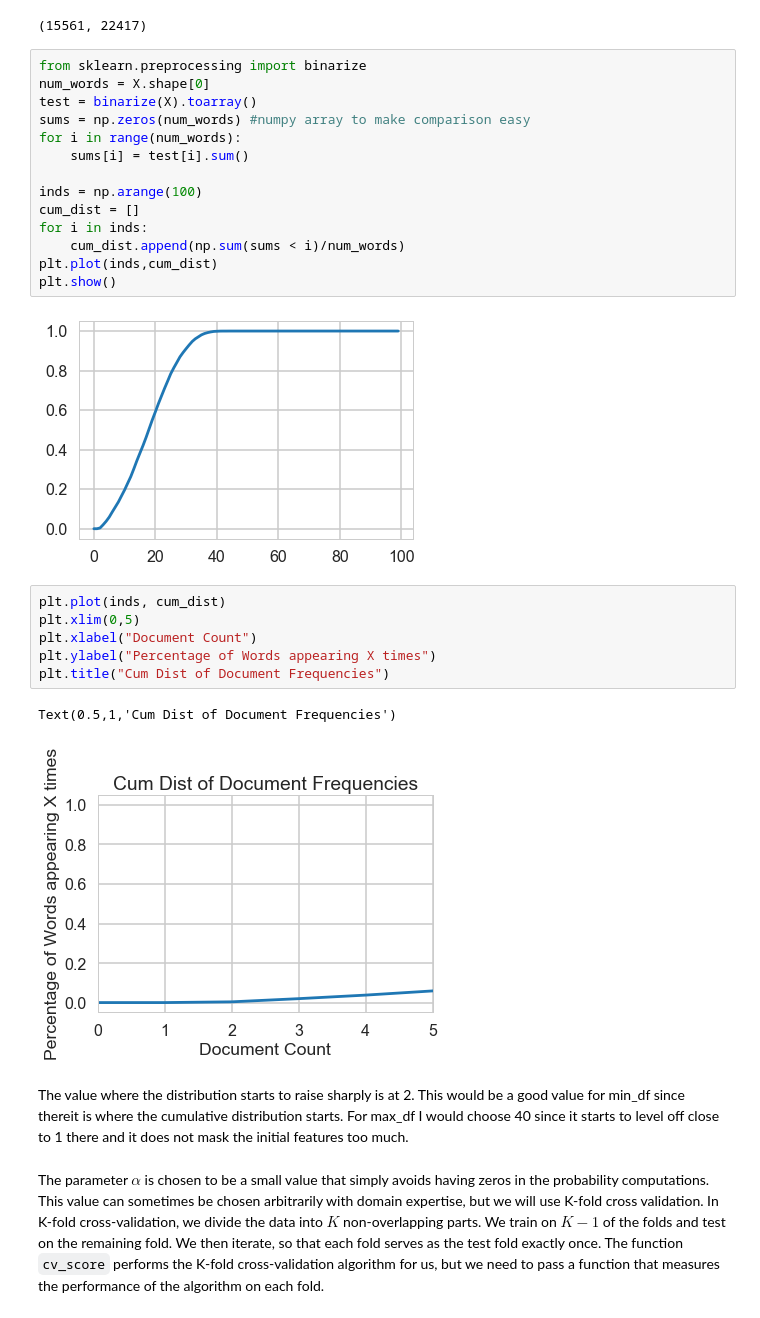
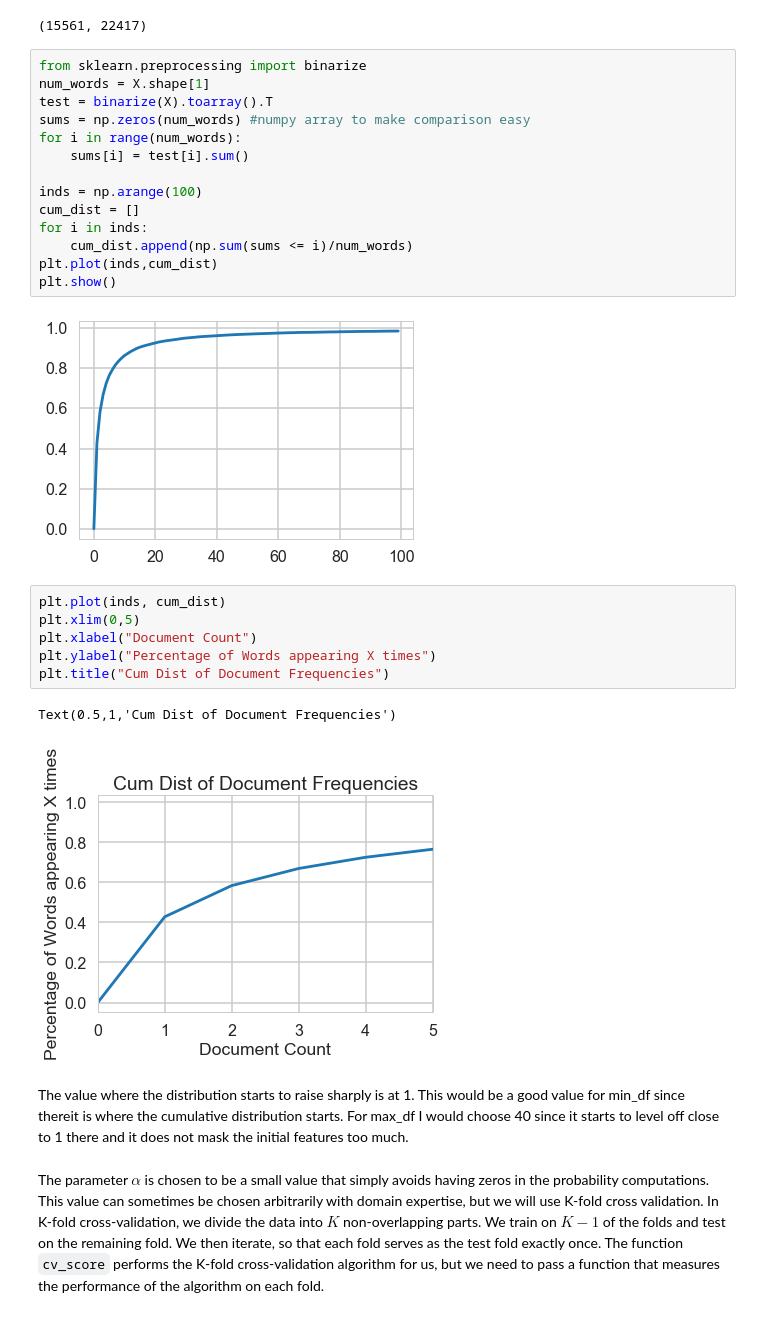
Before and after one commit to cvgardner/Springboard, a Jupyter notebook: Springboard Assignments/Mini_Project_Naive_Bayes.ipynb, the cells around one changed output. Drawn from its saved outputs; the diff is of its cells as text.

```diff
--- a/Springboard Assignments/Mini_Project_Naive_Bayes.ipynb
+++ b/Springboard Assignments/Mini_Project_Naive_Bayes.ipynb
@@ -310,20 +310,20 @@ X.shape
 (15561, 22417)
 # %%
 from sklearn.preprocessing import binarize
-num_words = X.shape[0]
-test = binarize(X).toarray()
+num_words = X.shape[1]
+test = binarize(X).toarray().T
 sums = np.zeros(num_words) #numpy array to make comparison easy
 for i in range(num_words):
     sums[i] = test[i].sum()
 
 inds = np.arange(100)
 cum_dist = []
 for i in inds:
-    cum_dist.append(np.sum(sums < i)/num_words)
+    cum_dist.append(np.sum(sums <= i)/num_words)
 plt.plot(inds,cum_dist)
 plt.show()
 # %% [output]
-[figure, old version]
+[figure, new version]
 # %%
 plt.plot(inds, cum_dist)
 plt.xlim(0,5)
@@ -332,9 +332,9 @@ plt.ylabel("Percentage of Words appearing X times")
 plt.title("Cum Dist of Document Frequencies")
 # %% [output]
 Text(0.5,1,'Cum Dist of Document Frequencies')
-[figure, old version]
+[figure, new version]
 # %% [markdown]
-The value where the distribution starts to raise sharply is at 2. This would be a good value for min_df since thereit is where the cumulative distribution starts. For max_df I would choose 40 since it starts to level off close to 1 there and it does not mask the initial features too much.
+The value where the distribution starts to raise sharply is at 1. This would be a good value for min_df since thereit is where the cumulative distribution starts. For max_df I would choose 40 since it starts to level off close to 1 there and it does not mask the initial features too much.
 # %% [markdown]
 The parameter $\alpha$ is chosen to be a small value that simply avoids having zeros in the probability computations. This value can sometimes be chosen arbitrarily with domain expertise, but we will use K-fold cross validation. In K-fold cross-validation, we divide the data into $K$ non-overlapping parts. We train on $K-1$ of the folds and test on the remaining fold. We then iterate, so that each fold serves as the test fold exactly once. The function `cv_score` performs the K-fold cross-validation algorithm for us, but we need to pass a function that measures the performance of the algorithm on each fold.
 # %%
```
